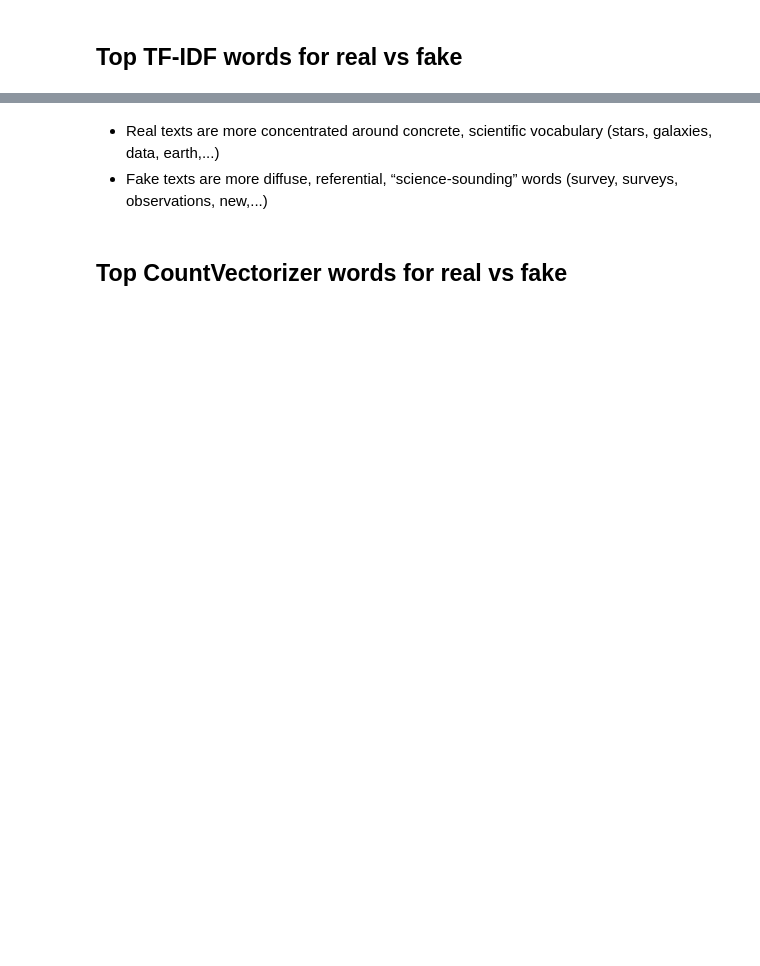
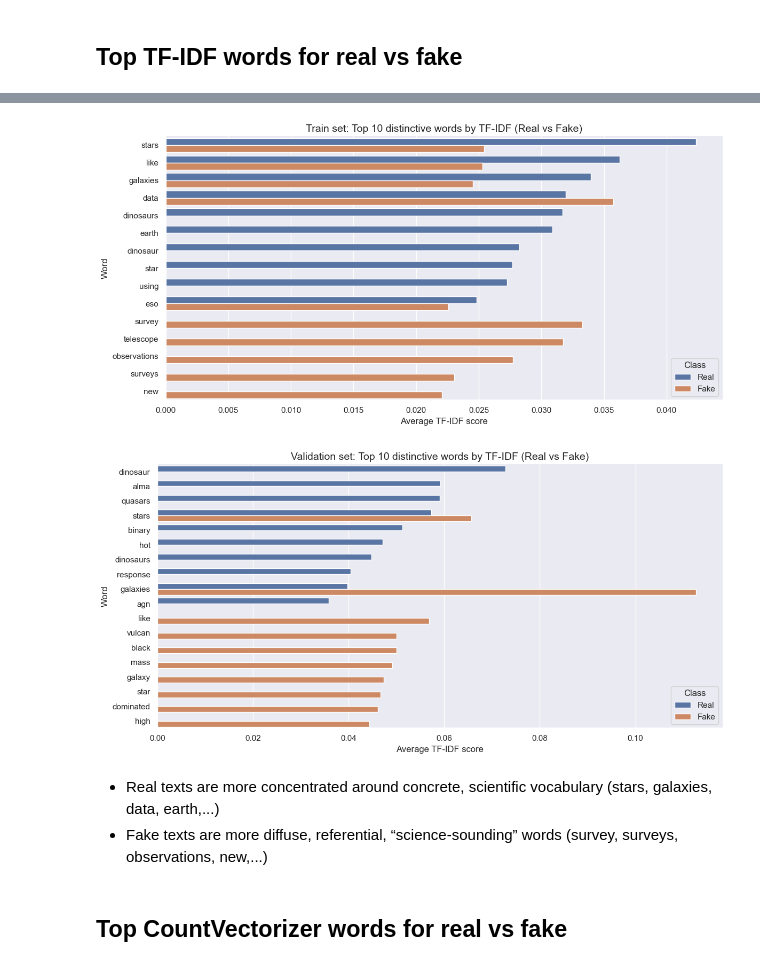
Before and after one commit to photoli93/esa_fake_or_real, a Jupyter notebook: notebooks/01_EDA.ipynb, the cells around one changed output, grey strips where cells are left out. Saved outputs shown, nothing was run; the diff lists cells and outputs as text; code cells hidden in the pictures; blank space fills up the shorter version.

```diff
--- a/notebooks/01_EDA.ipynb
+++ b/notebooks/01_EDA.ipynb
@@ -219,3 +256,54 @@ plt.show()
+# %%
+# Loop over train and validation sets
+for df, name in zip([train_df, val_df], ['train', 'validation']):
+    # Combine both text files into one per article
+    df['combined_text'] = df['file1_text'] + " " + df['file2_text']
+
+    # Initialize TF-IDF
+    vectorizer = TfidfVectorizer(max_features=5000, stop_words='english')
+    X = vectorizer.fit_transform(df['combined_text'])
+    feature_names = np.array(vectorizer.get_feature_names_out())
+
+    # Create TF-IDF DataFrame
+    tfidf_df = pd.DataFrame(X.toarray(), columns=feature_names)
+    tfidf_df['label'] = df['real_text_id']
+    tfidf_features = [col for col in tfidf_df.columns if col != 'label']
+
+    # Compute average TF-IDF scores for each class
+    real_means = (
+        tfidf_df.loc[tfidf_df['label'] == 1, tfidf_features]
+        .mean()
+        .sort_values(ascending=False)[:10]
+    )
+    fake_means = (
+        tfidf_df.loc[tfidf_df['label'] == 2, tfidf_features]
+        .mean()
+        .sort_values(ascending=False)[:10]
+    )
+
+    # Combine into one DataFrame for plotting
+    top_real = pd.DataFrame({'word': real_means.index, 'tfidf': real_means.values, 'label': 'Real'})
+    top_fake = pd.DataFrame({'word': fake_means.index, 'tfidf': fake_means.values, 'label': 'Fake'})
+    top_words = pd.concat([top_real, top_fake])
+
+    # Plot top TF-IDF words
+    plt.figure(figsize=(12, 6))
+    sns.barplot(
+        data=top_words,
+        x='tfidf', y='word',
+        hue='label'
+    )
+    plt.title(f"{name.capitalize()} set: Top 10 distinctive words by TF-IDF (Real vs Fake)", fontsize=14)
+    plt.xlabel("Average TF-IDF score")
+    plt.ylabel("Word")
+    plt.legend(title="Class", loc="lower right")
+    sns.despine()
+    plt.tight_layout()
+    plt.savefig(PLOTS_PATH / f"tfidf_top_words_{name}_real_vs_fake.png")
+    plt.show()
+# %% [output]
+[figure, added]
+[figure, added]
 # %% [markdown]
 - Real texts are more concentrated around concrete, scientific vocabulary (stars, galaxies, data, earth,...)
 - Fake texts are more diffuse, referential, “science-sounding” words (survey, surveys, observations, new,...)
```
Also changed, not shown: parts of 9 cells of this notebook, 2 other files.
